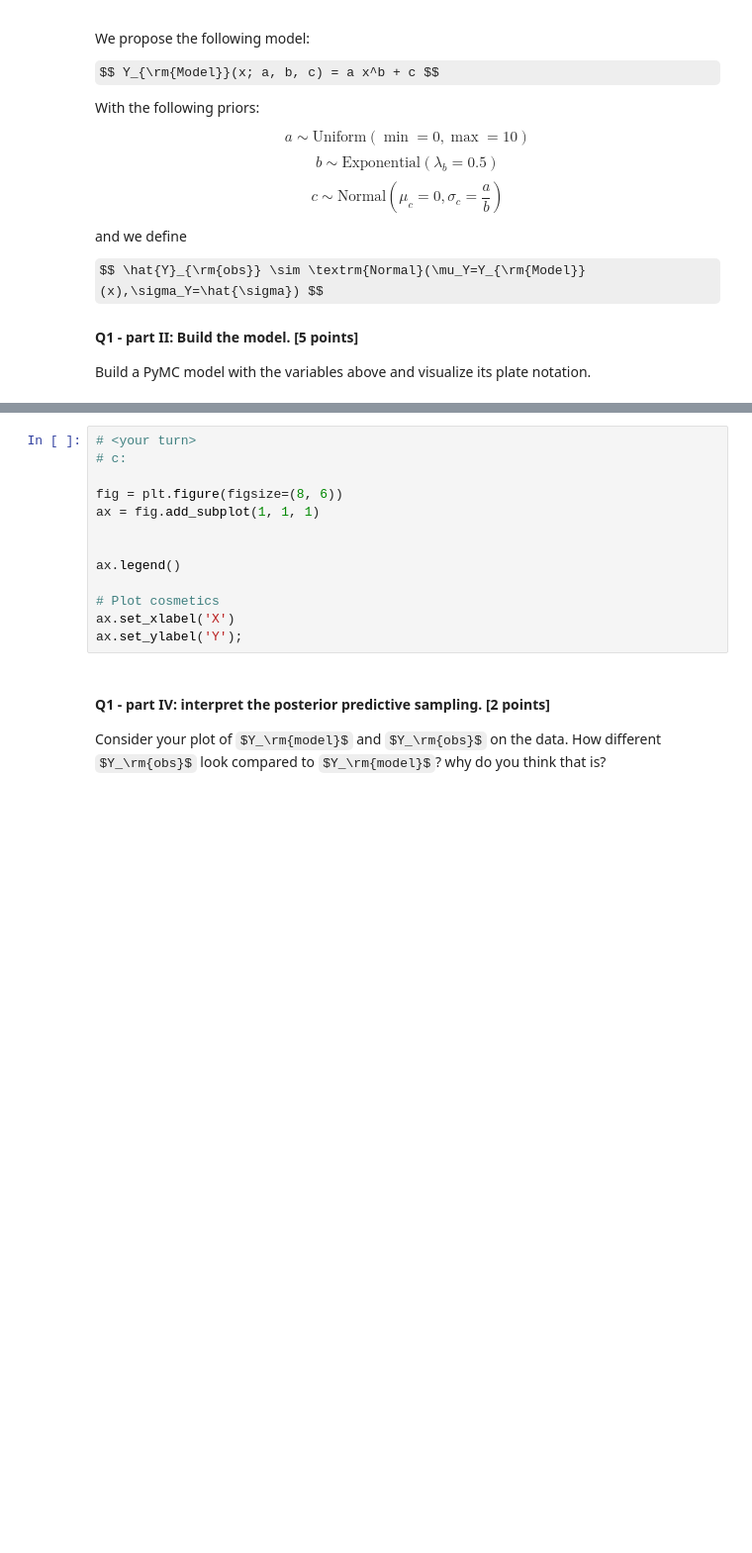
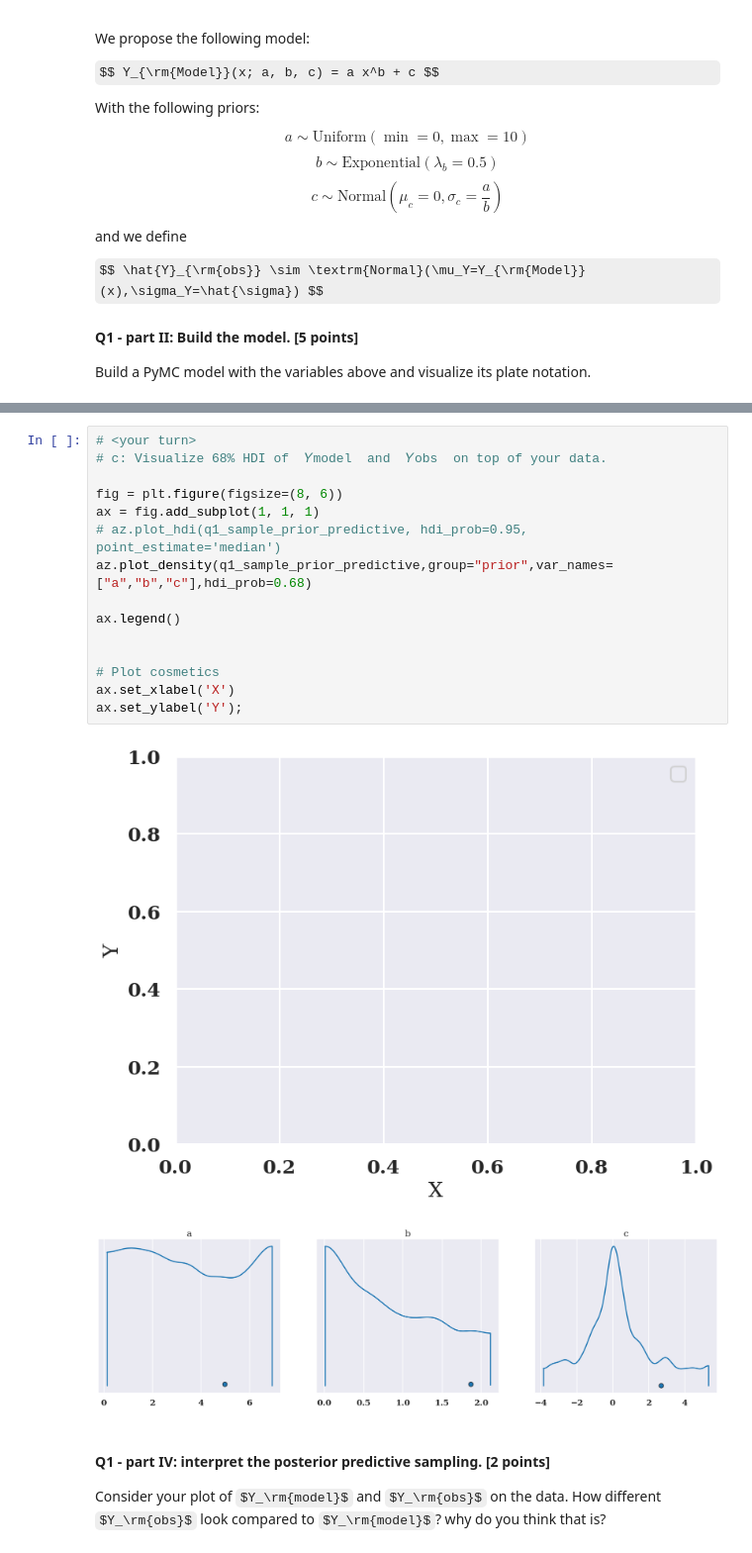
Before and after one commit to bee-undercover/openmp-GOL, a Jupyter notebook: Assignment/Assignment.ipynb, the cells around one changed output, grey strips where cells are left out. Shown at 99% size. Saved outputs shown, nothing was run; the diff lists cells and outputs as text; some formulas as TeX source; blank space fills up the shorter version.

```diff
--- a/Assignment/Assignment.ipynb
+++ b/Assignment/Assignment.ipynb
@@ -132,16 +178,21 @@ with q1_model:
 # %%
 # <your turn>
-# c:
+# c: Visualize 68% HDI of  𝑌model  and  𝑌obs  on top of your data.
 
 fig = plt.figure(figsize=(8, 6))
 ax = fig.add_subplot(1, 1, 1)
-
+# az.plot_hdi(q1_sample_prior_predictive, hdi_prob=0.95, point_estimate='median')
+az.plot_density(q1_sample_prior_predictive,group="prior",var_names=["a","b","c"],hdi_prob=0.68)
 
 ax.legend()
+
 
 # Plot cosmetics
 ax.set_xlabel('X')
 ax.set_ylabel('Y');
+# %% [output]
+[figure, added]
+[figure, added]
 # %% [markdown]
 #### Q1 - part IV: interpret the posterior predictive sampling. [2 points]
 
```
Also changed, not shown: parts of 6 cells of this notebook.
